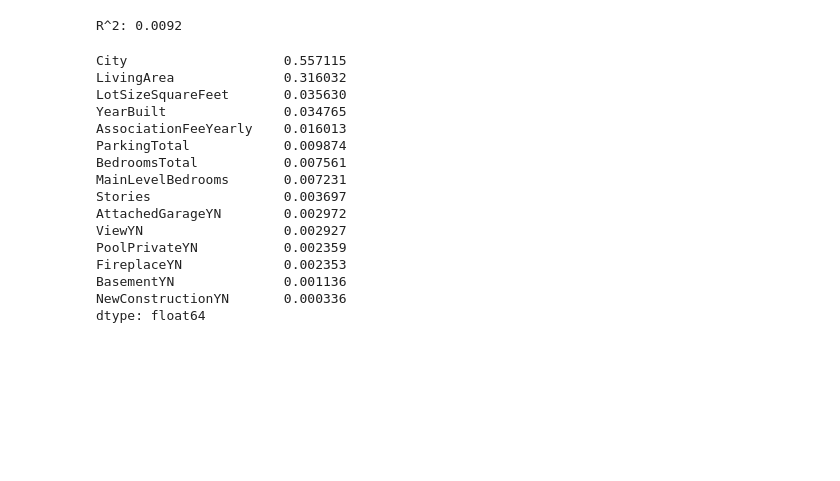
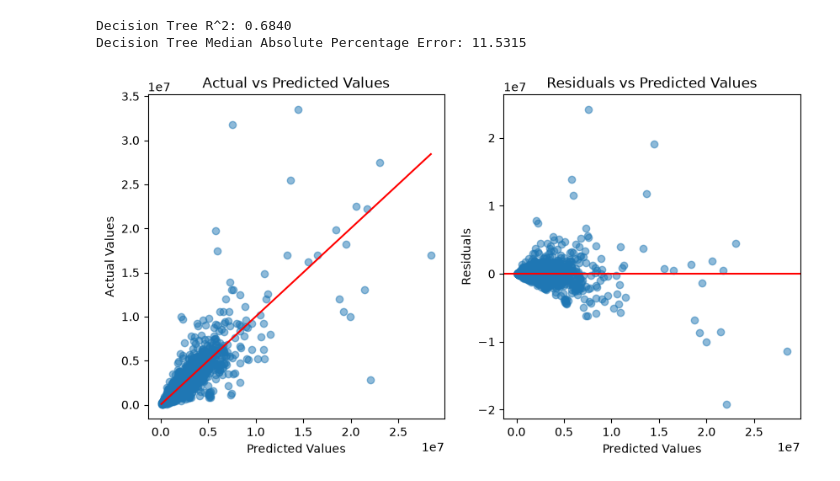
Before and after one commit to phillipphi31/IDX-Exchange-Data-Science, a Jupyter notebook: 04_model_comparison.ipynb, the cells around one changed output. Saved outputs shown, nothing was run; the diff lists cells and outputs as text; code cells hidden in the pictures; blank space fills up the shorter version.

```diff
--- a/04_model_comparison.ipynb
+++ b/04_model_comparison.ipynb
@@ -33,7 +58,11 @@ plt.show()
 # %%
-# calculates R^2 for the decision tree model
+# calculates R^2 and mdape for the decision tree model
 decision_r2 = r2_score(test_y, dt_test_pred)
-print(f"R^2: {decision_r2:.4f}")
+print(f"Decision Tree R^2: {decision_r2:.4f}")
+
+dt_mdape = np.median(np.abs((test_y - dt_test_pred) / test_y)) * 100
+print(f"Decision Tree Median Absolute Percentage Error: {dt_mdape:.4f}")
 # %% [output]
-R^2: 0.0092
+Decision Tree R^2: 0.6840
+Decision Tree Median Absolute Percentage Error: 11.5315
 # %%
@@ -43,24 +72,27 @@ random_forest = RandomForestRegressor()
 random_forest.fit(training_x, training_y)
 rf_test_pred = random_forest.predict(test_x)
-# %%
-# retrieves the importance of each attribute
-importance = pd.Series(random_forest.feature_importances_, index=training_x.columns)
-importance.sort_values(ascending=False, inplace=True)
-print(importance)
-# %% [output]
-City                    0.557115
-LivingArea              0.316032
-LotSizeSquareFeet       0.035630
-YearBuilt               0.034765
-AssociationFeeYearly    0.016013
-ParkingTotal            0.009874
-BedroomsTotal           0.007561
-MainLevelBedrooms       0.007231
-Stories                 0.003697
-AttachedGarageYN        0.002972
-ViewYN                  0.002927
-PoolPrivateYN           0.002359
-FireplaceYN             0.002353
-BasementYN              0.001136
-NewConstructionYN       0.000336
-dtype: float64
+# %%
+# creates plots for the random forest model
+
+plt.figure(figsize=(10, 5))
+
+# plots the actual vs predicted values for the test data
+plt.subplot(1, 2, 1)
+plt.scatter(rf_test_pred, test_y, alpha=0.5)
+plt.plot([min(rf_test_pred), max(rf_test_pred)], [min(rf_test_pred), max(rf_test_pred)], color='red')
+plt.xlabel('Predicted Values')
+plt.ylabel('Actual Values')
+plt.title('Actual vs Predicted Values')
+
+# plots the residuals vs predicted values for the test data
+plt.subplot(1, 2, 2)
+residuals = test_y - rf_test_pred
+plt.scatter(rf_test_pred, residuals, alpha=0.5)
+plt.axhline(0, color='red')
+plt.xlabel('Predicted Values')
+plt.ylabel('Residuals')
+plt.title('Residuals vs Predicted Values')
+
+plt.show()
+# %% [output]
+[figure, added]
```
Also changed, not shown: parts of 9 cells of this notebook, 10 other files.
